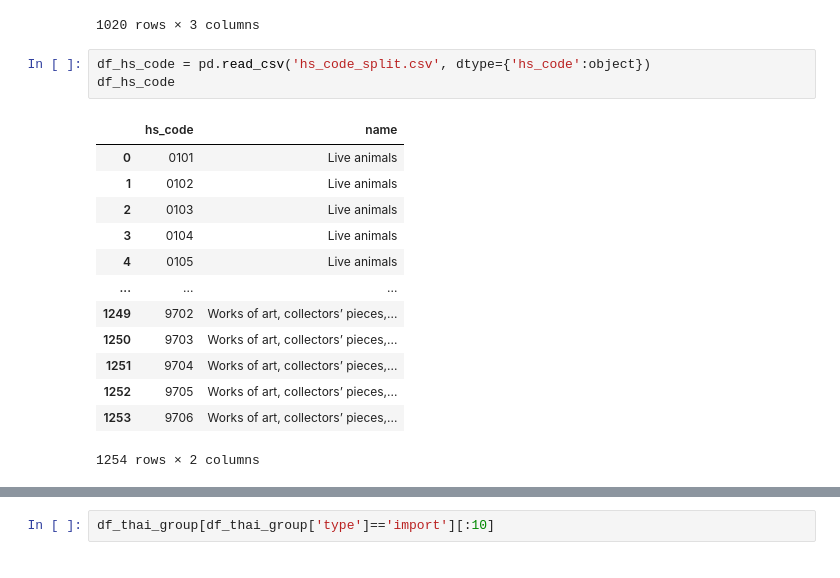
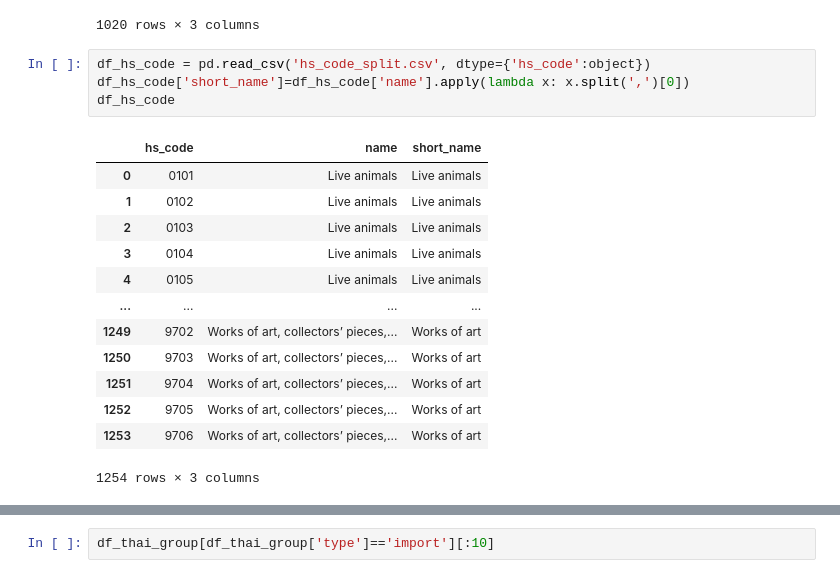
Before and after one commit to SothanaV/cs358-forcasting, a Jupyter notebook: 09_report.ipynb, the cells around one changed output, grey strips where cells are left out. Drawn from its saved outputs; the diff is of its cells as text.

```diff
--- a/09_report.ipynb
+++ b/09_report.ipynb
@@ -71,21 +71,22 @@ df_thai_group
 1020 rows × 3 columns
 # %%
 df_hs_code = pd.read_csv('hs_code_split.csv', dtype={'hs_code':object})
+df_hs_code['short_name']=df_hs_code['name'].apply(lambda x: x.split(',')[0])
 df_hs_code
 # %% [output]
-|  | hs_code | name |
-| 0 | 0101 | Live animals |
-| 1 | 0102 | Live animals |
-| 2 | 0103 | Live animals |
-| 3 | 0104 | Live animals |
-| 4 | 0105 | Live animals |
-| ... | ... | ... |
-| 1249 | 9702 | Works of art, collectors’ pieces,... |
-| 1250 | 9703 | Works of art, collectors’ pieces,... |
-| 1251 | 9704 | Works of art, collectors’ pieces,... |
-| 1252 | 9705 | Works of art, collectors’ pieces,... |
-| 1253 | 9706 | Works of art, collectors’ pieces,... |
+|  | hs_code | name | short_name |
+| 0 | 0101 | Live animals | Live animals |
+| 1 | 0102 | Live animals | Live animals |
+| 2 | 0103 | Live animals | Live animals |
+| 3 | 0104 | Live animals | Live animals |
+| 4 | 0105 | Live animals | Live animals |
+| ... | ... | ... | ... |
+| 1249 | 9702 | Works of art, collectors’ pieces,... | Works of art |
+| 1250 | 9703 | Works of art, collectors’ pieces,... | Works of art |
+| 1251 | 9704 | Works of art, collectors’ pieces,... | Works of art |
+| 1252 | 9705 | Works of art, collectors’ pieces,... | Works of art |
+| 1253 | 9706 | Works of art, collectors’ pieces,... | Works of art |
-1254 rows × 2 columns
+1254 rows × 3 columns
 # %%
 df_thai_group=df_thai_group.merge(df_hs_code, left_on='hs_code', right_on='hs_code').sort_values(by='value', ascending=False)
 df_thai_group
```
Also changed, not shown: parts of 8 cells of this notebook, 1 other file.
